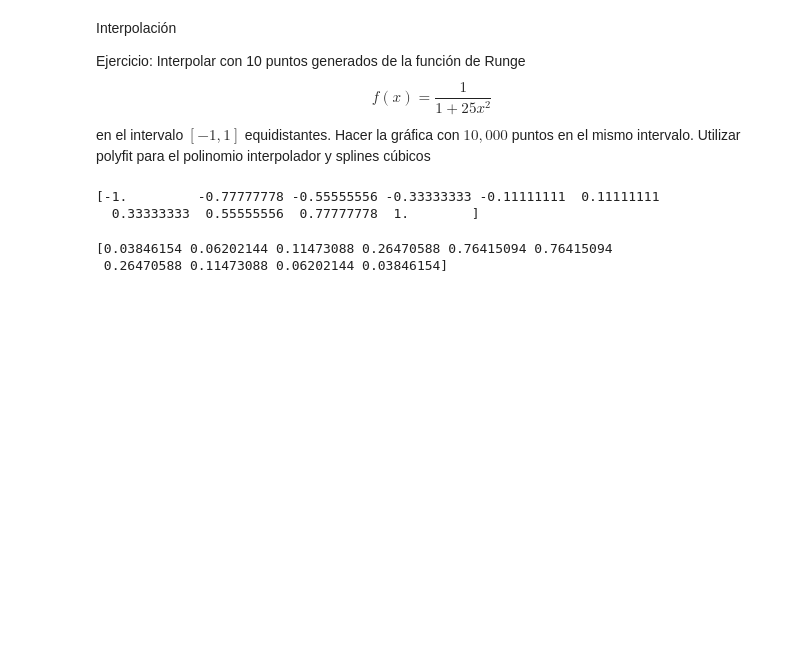
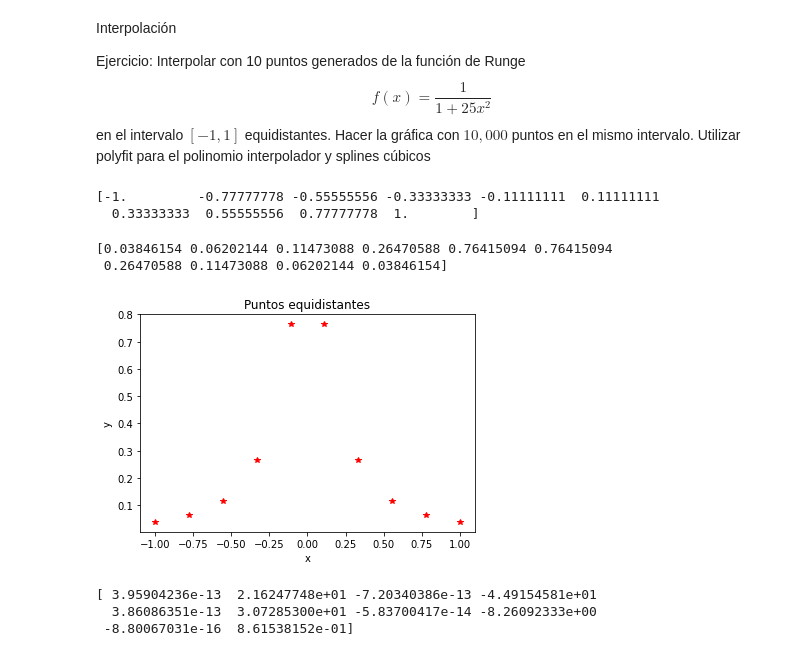
Before and after one commit to vserranoc/my-first-binder, a Jupyter notebook: tarea3.ipynb, the cells around one changed output. Saved outputs shown, nothing was run; the diff lists cells and outputs as text; code cells hidden in the pictures; blank space fills up the shorter version.

```diff
--- a/tarea3.ipynb
+++ b/tarea3.ipynb
@@ -12,13 +14,36 @@ import pprint
-# %%
-#Generar los puntos
-x = np.linspace(-1,1,10)
-print(x)
-# %% [output]
-[-1.         -0.77777778 -0.55555556 -0.33333333 -0.11111111  0.11111111
-  0.33333333  0.55555556  0.77777778  1.        ]
+# %%
+#Generamos 10 puntos equidistantes en el intervalo indicado [-1,1]
+n = 10
+my_min = -1
+my_max = 1
+x = np.linspace(my_min, my_max,n)
+print(x)
+# %% [output]
+[-1.         -0.77777778 -0.55555556 -0.33333333 -0.11111111  0.11111111
+  0.33333333  0.55555556  0.77777778  1.        ]
 # %%
+# definimos la funcion de Runge y evaluamos cada uno de los 10 puntos
 f = lambda x: 1 / (1 + 25 * x **2)
-print(f(x))
+y = f(x)
+print(y)
 # %% [output]
 [0.03846154 0.06202144 0.11473088 0.26470588 0.76415094 0.76415094
  0.26470588 0.11473088 0.06202144 0.03846154]
+# %%
+# graficamos los datos
+plt.plot(x,y, 'r*')
+plt.xlabel('x')
+plt.ylabel('y')
+plt.title('Puntos equidistantes')
+plt.show()
+# %% [output]
+[figure, added]
+# %%
+# realizamos el ajuste con polinomio interpolador
+ndegree = n -1
+coefficients = np.polyfit(x,y,ndegree)
+print(coefficients)
+# %% [output]
+[ 3.95904236e-13  2.16247748e+01 -7.20340386e-13 -4.49154581e+01
+  3.86086351e-13  3.07285300e+01 -5.83700417e-14 -8.26092333e+00
+ -8.80067031e-16  8.61538152e-01]
```
Also changed, not shown: parts of 5 cells of this notebook.
